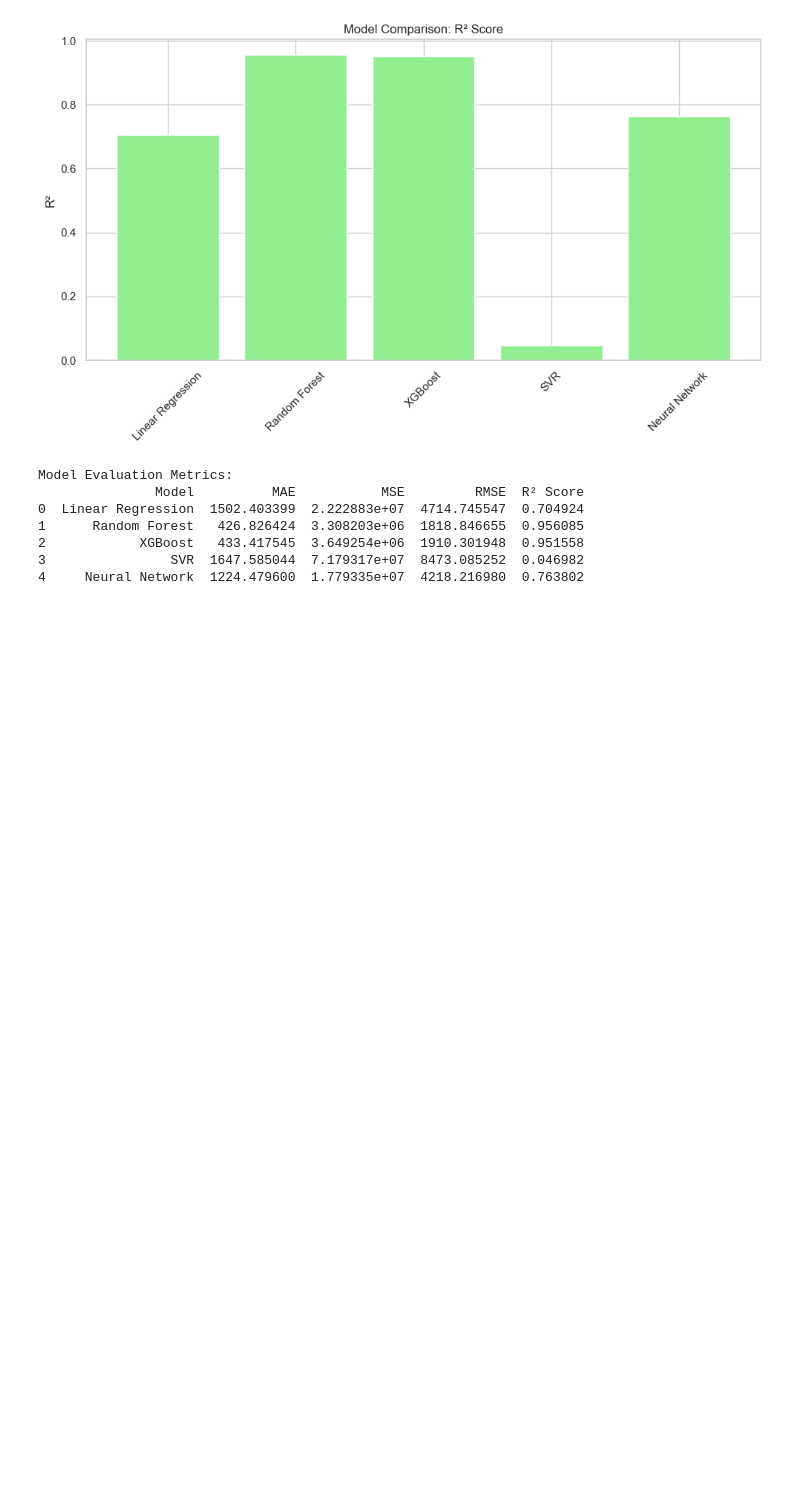
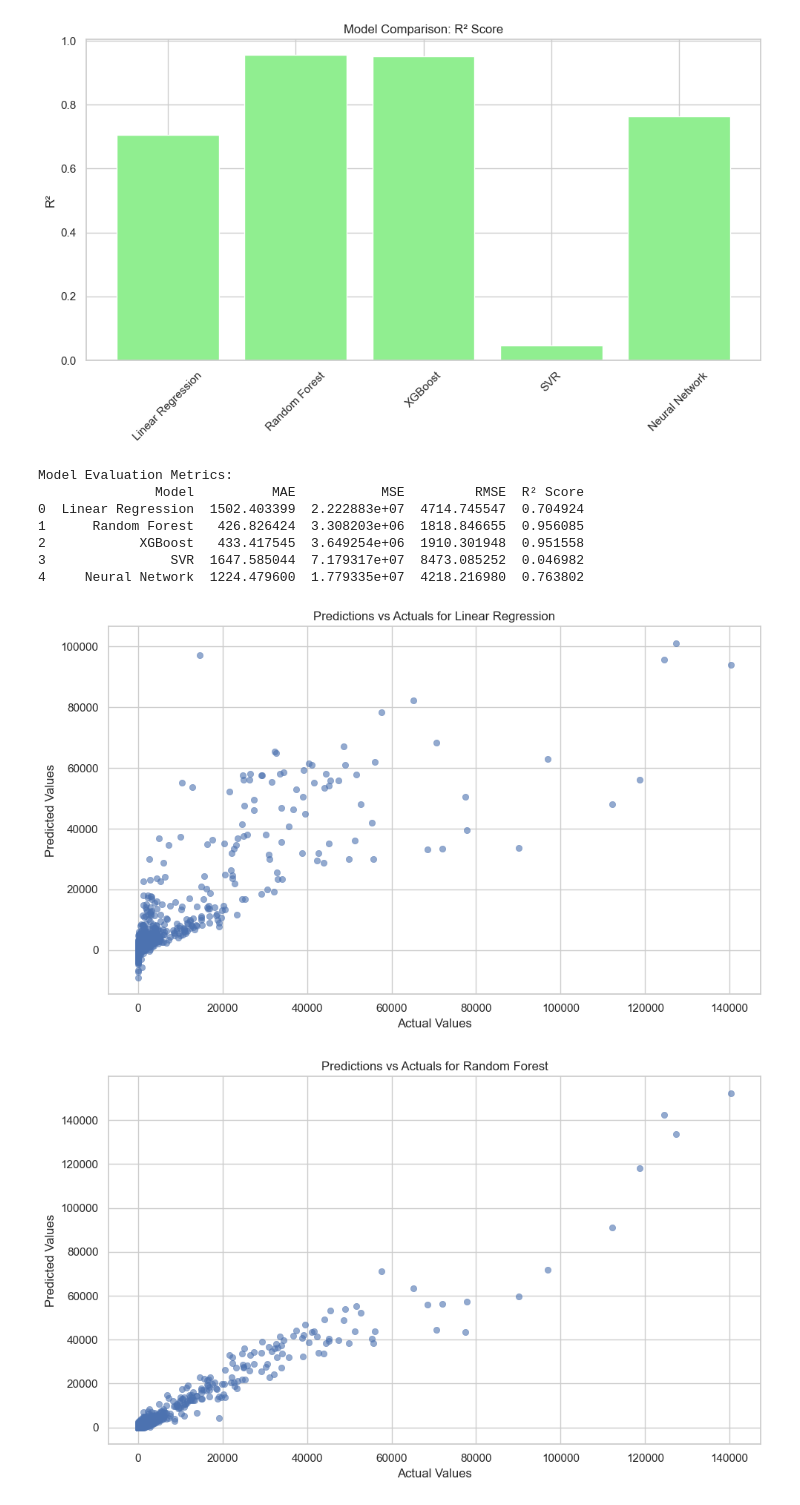
Before and after one commit to NICOLAS2024405/Strategic-Thinking-HDip-in-Data-Analytics---Sept-2024---FT-cohort-, a Jupyter notebook: CA_3_STRATEGIC_THINKING_NICOLAS_DE_ARAUJO.ipynb, the cells around one changed output. Drawn from its saved outputs; the diff is of its cells as text; code cells hidden in the pictures; blank space fills up the shorter version.

Commit message:
Add files via upload
predictions

```diff
--- a/CA_3_STRATEGIC_THINKING_NICOLAS_DE_ARAUJO.ipynb
+++ b/CA_3_STRATEGIC_THINKING_NICOLAS_DE_ARAUJO.ipynb
@@ -554,3 +554,24 @@ Model Evaluation Metrics:
 2            XGBoost   433.417545  3.649254e+06  1910.301948  0.951558
 3                SVR  1647.585044  7.179317e+07  8473.085252  0.046982
 4     Neural Network  1224.479600  1.779335e+07  4218.216980  0.763802
+# %%
+# Predictions vs Actual Scatter Plots
+models_predictions = [
+    ('Linear Regression', y_pred_lr),
+    ('Random Forest', y_pred_rf),
+    ('XGBoost', y_pred_xgb),
+    ('SVR', y_pred_svr),
+    ('Neural Network', y_pred_mlp)
+]
+
+for model_name, predictions in models_predictions:
+    plt.figure(figsize=(10, 6))
+    sns.scatterplot(x=y_test, y=predictions, alpha=0.6, edgecolor=None)
+    plt.title(f"Predictions vs Actuals for {model_name}")
+    plt.xlabel("Actual Values")
+    plt.ylabel("Predicted Values")
+    plt.tight_layout()
+    plt.show()
+# %% [output]
+[figure, added]
+[figure, added]
```
Also changed, not shown: parts of 1 cell of this notebook.
